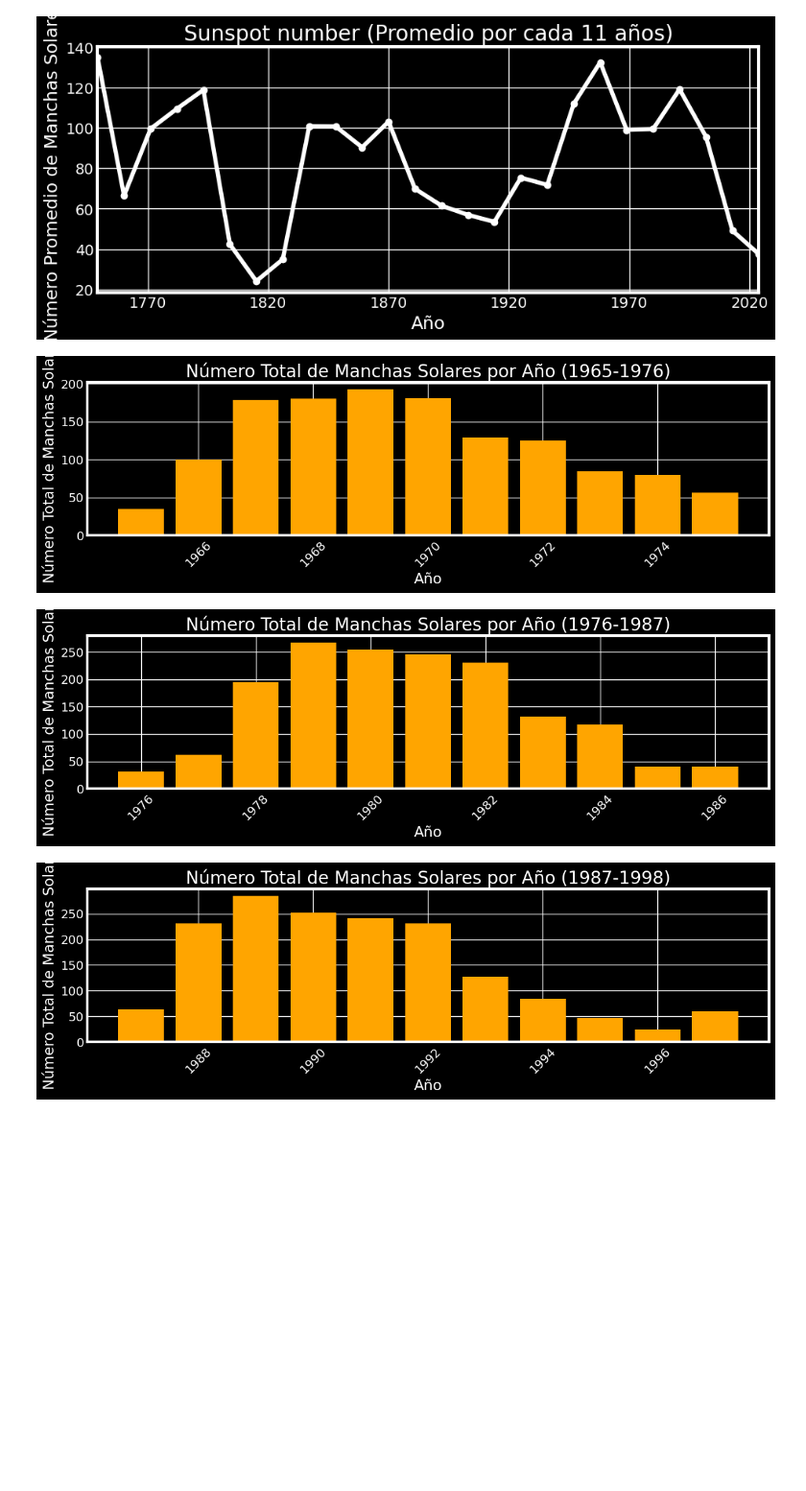
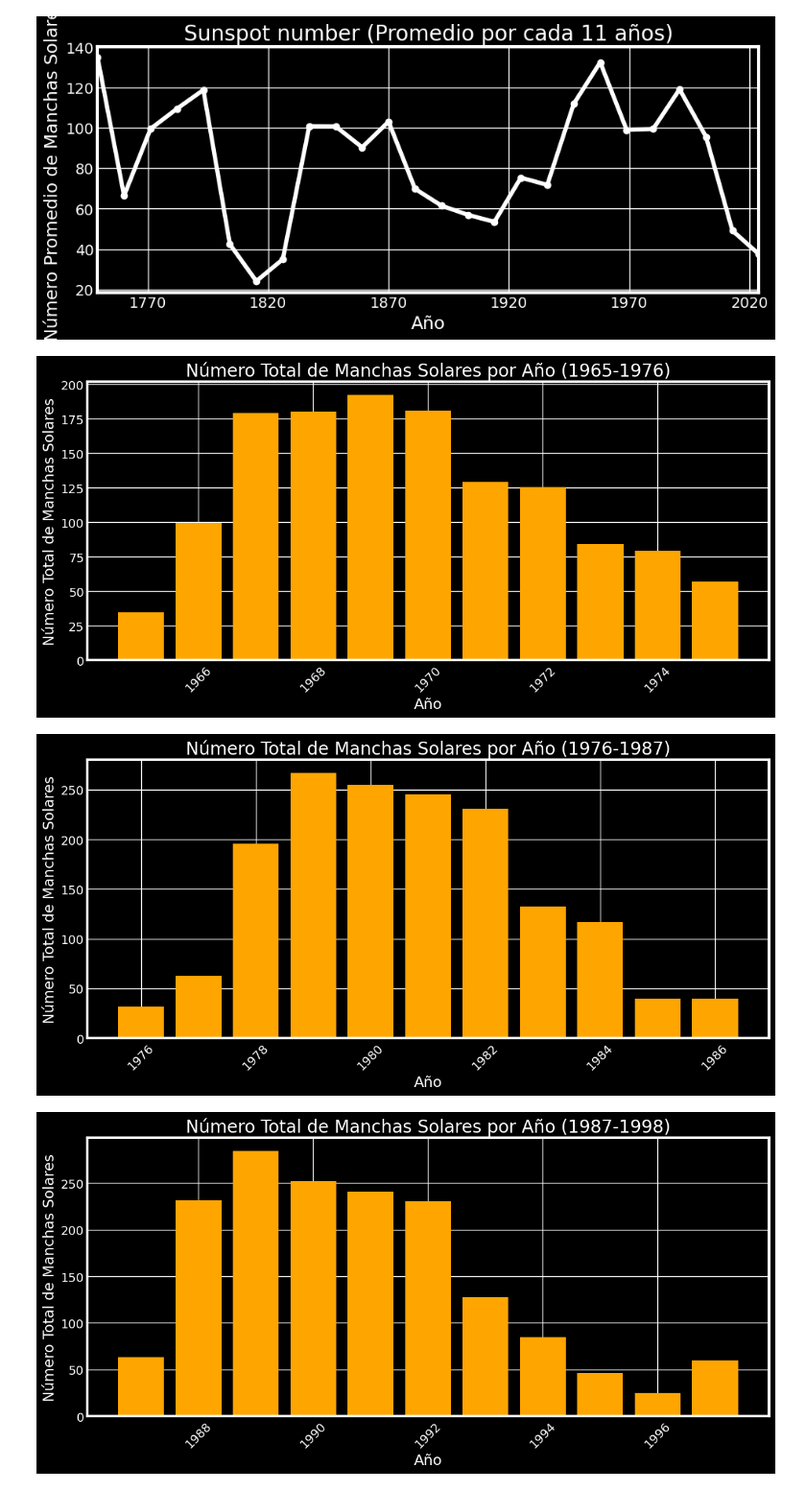
Before and after one commit to proditorIF/Quanta, a Jupyter notebook: Final_Proy/Final_project_SunSpots_McLearn_BRM.ipynb, the cells around one changed output. Shown at 96% size. Cells and saved outputs as stored; diff of their text form; code cells hidden in the pictures; blank space fills up the shorter version.

```diff
--- a/Final_Proy/Final_project_SunSpots_McLearn_BRM.ipynb
+++ b/Final_Proy/Final_project_SunSpots_McLearn_BRM.ipynb
@@ -70,28 +123,28 @@ plt.show()
 # %%
 # Creamos grupos de 11 años
 data['Date'] = pd.to_datetime(data.index)  # Asegúrate de que 'Date' esté en formato datetime
 data['Year'] = data['Date'].dt.year
 data['Group'] = (data['Year'] // 11) * 11
 
 # Calculamos el total de manchas solares en cada grupo
 grouped_data = data.groupby('Group')['Monthly Mean Total Sunspot Number'].sum()
 
 # Creamos grupos para los ciclos específicos de Schwabe
 cycles = [(1965, 1976),(1976, 1987), (1987, 1998), (1998, 2009), (2009, 2020)]
 
 # Iteramos sobre los ciclos y creamos gráficos de barras separados
 for cycle_start, cycle_end in cycles:
     cycle_data = data[(data['Year'] >= cycle_start) & (data['Year'] < cycle_end)]
 
-    plt.figure(figsize=(12, 4))
+    plt.figure(figsize=(12, 6))
     plt.bar(cycle_data['Year'], cycle_data['Monthly Mean Total Sunspot Number'], color='orange')
     plt.xlabel('Año')
     plt.ylabel('Número Total de Manchas Solares')
     plt.title(f'Número Total de Manchas Solares por Año ({cycle_start}-{cycle_end})')
     plt.xticks(rotation=45)
     plt.tight_layout()
     plt.show()
 # %% [output]
-[figure, old version]
+[figure, new version]
-[figure, old version]
+[figure, new version]
-[figure, old version]
+[figure, new version]
```
Also changed, not shown: parts of 29 cells of this notebook.
